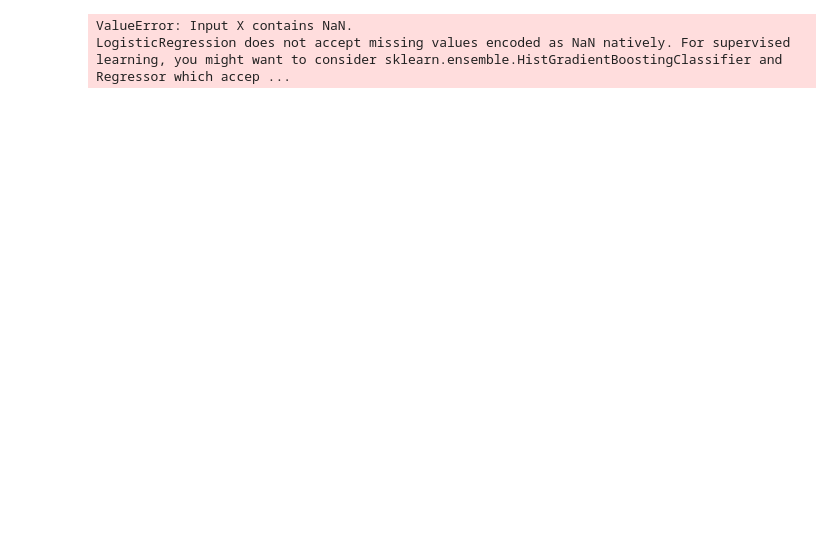
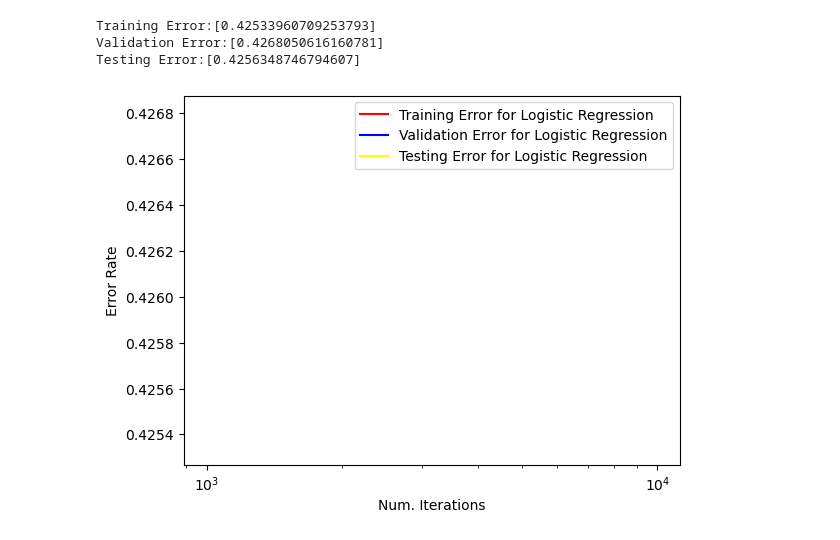
Before and after one commit to anjun745/175-project, a Jupyter notebook: logistic_regression_model.ipynb, the cells around one changed output. Cells and saved outputs as stored; diff of their text form; code cells hidden in the pictures; blank space fills up the shorter version.

Commit message:
Logistic regression model works, but hovering around 42.5% error

```diff
--- a/logistic_regression_model.ipynb
+++ b/logistic_regression_model.ipynb
@@ -23,14 +23,18 @@ train_df = train_df.drop(columns=['date', 'title', 'stock'])
 val_df = val_df.drop(columns=['date', 'title', 'stock'])
 test_df = test_df.drop(columns=['date', 'title', 'stock'])
 
+train_df = train_df.dropna()
+val_df = val_df.dropna()
+test_df = test_df.dropna()
+
 # Preparing training data
 X_train = train_df.drop(columns=['label_3', 'label_7'])
-y_train = train_df[['label_3', 'label_7']]
+y_train = train_df['label_3']
 
 # Preparing testing data
 X_test = test_df.drop(columns=['label_3', 'label_7'])
-y_test = test_df[['label_3', 'label_7']]
+y_test = test_df['label_3']
 
 # Preparing validation data
 X_val = val_df.drop(columns=['label_3', 'label_7'])
-y_val = val_df[['label_3', 'label_7']]
+y_val = val_df['label_3']
@@ -37,6 +66,6 @@ y_val = val_df[['label_3', 'label_7']]
 # %%
 """Finding the best number of iterations to make sure this thing doesn't like explode"""
-iterations = [100, 150, 200, 250]
+#iterations = [100, 500, 750, 1000]
 
 tr_accuracy = []
 te_accuracy = []
@@ -44,44 +73,56 @@ val_accuracy = []
 
 tr_error = []
 te_error = []
-val_error = []
+va_error = []
 
-for i in iterations:
-    model = LogisticRegression(solver = 'sag', multi_class = 'multinomial', penalty='l2', max_iter=i, random_state = seed)
+scaler = StandardScaler()
 
-    model.fit(X_train, y_train)
+X_train_scaled = scaler.fit_transform(X_train)
+X_val_scaled = scaler.transform(X_val)
+X_test_scaled = scaler.transform(X_test)
 
-    # Calculate training accuracy and error
-    tr_err = 1 - model.score(X_train, y_train)
-    tr_acc = model.score(X_train, y_train)
+iterations = [2000]
 
-    # Calculate validation accuracy and error
-    val_acc = model.score(X_val, y_val)  # Accuracy on validation set
-    val_error = 1 - val_acc  # Error is 1 - accuracy
+model = LogisticRegression(solver = 'sag', penalty='l2', max_iter=iterations[0], random_state = seed, class_weight='balanced')
 
-    # Calculate testing accuracy and error
-    te_acc = 1 - mode.score(X_test, y_test)
-    te_err = model.score(X_test, y_test)
+model.fit(X_train_scaled, y_train)
 
-    # Store the results in lists
-    tr_accuracy.append(tr_acc)
-    val_accuracy.append(val_acc)
-    te_accuracy.append(te_acc)
+# Calculate training accuracy and error
+tr_err = 1 - model.score(X_train_scaled, y_train)
+tr_acc = model.score(X_train_scaled, y_train)
 
-    tr_error.append(tr_error)
-    val_error.append(val_error)
-    te_error.append(te_error)
+# Calculate validation accuracy and error
+val_acc = model.score(X_val_scaled, y_val)  # Accuracy on validation set
+val_error = 1 - val_acc  # Error is 1 - accuracy
+
+# Calculate testing accuracy and error
+te_acc = model.score(X_test_scaled, y_test)
+te_err = 1 - model.score(X_test_scaled, y_test)
+
+# Store the results in lists
+tr_accuracy.append(tr_acc)
+val_accuracy.append(val_acc)
+te_accuracy.append(te_acc)
+
+tr_error.append(tr_err)
+va_error.append(val_error)
+te_error.append(te_err)
-# %% [output]
-ValueError: Input X contains NaN.
-LogisticRegression does not accept missing values encoded as NaN natively. For supervised learning, you might want to consider sklearn.ensemble.HistGradientBoostingClassifier and Regressor which accep ...
 # %%
 """Plotting error/accuracy rates"""
+print(f'Training Error:{tr_error}')
+print(f'Validation Error:{va_error}')
+print(f'Testing Error:{te_error}')
 
-plt.semilogx(iterations, tr_err, color = 'red', label = 'Training Error for Logistic Regression')
-plt.semilogx(iterations, val_err, color = 'blue', label = 'Validation Error for Logistic Regression')
-plt.semilogx(iterations, te_err, color = 'yellow', label = 'Testing Error for Logistic Regression')
+plt.semilogx(iterations, tr_error, color = 'red', label = 'Training Error for Logistic Regression')
+plt.semilogx(iterations, va_error, color = 'blue', label = 'Validation Error for Logistic Regression')
+plt.semilogx(iterations, te_error, color = 'yellow', label = 'Testing Error for Logistic Regression')
 
 plt.xlabel('Num. Iterations')
 plt.ylabel('Error Rate')
 
 plt.legend();
+# %% [output]
+Training Error:[0.42533960709253793]
+Validation Error:[0.4268050616160781]
+Testing Error:[0.4256348746794607]
+[figure, added]
```
Also changed, not shown: parts of 5 cells of this notebook.
